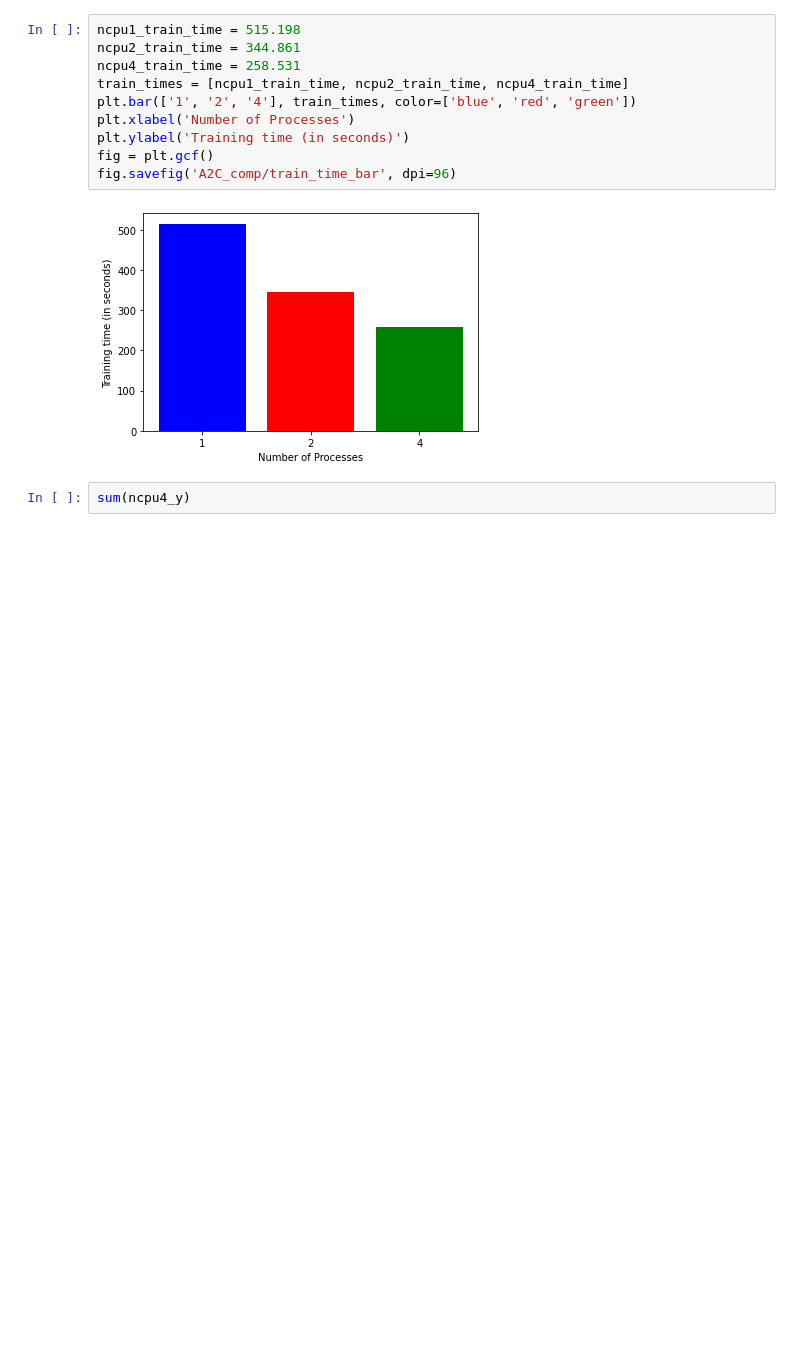
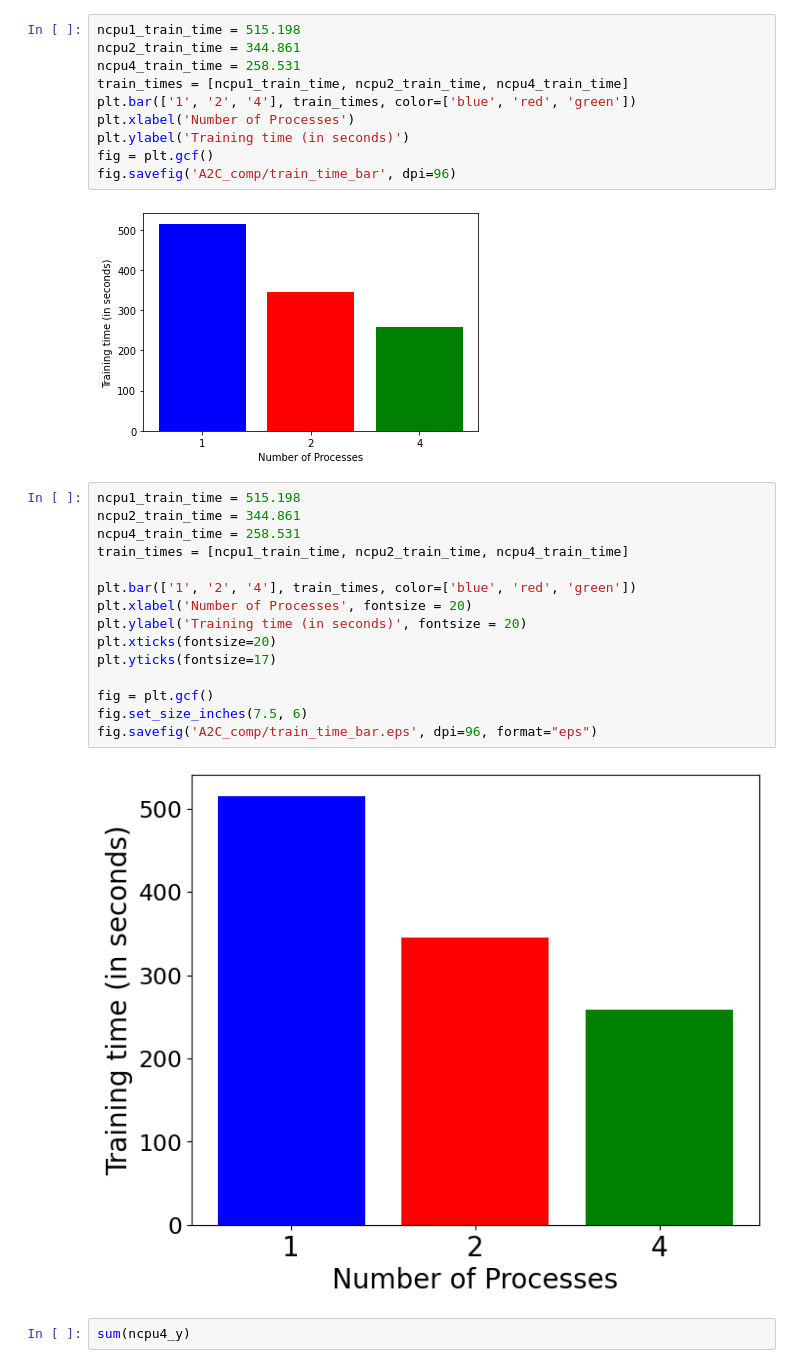
Before and after one commit to intelligent-traffic-signal/mini-proj-traffic, a Jupyter notebook: strategies/sumoRL/Graphs/A2C_Comparitives.ipynb, the cells around one changed output. Saved outputs shown, nothing was run; the diff lists cells and outputs as text; blank space fills up the shorter version.

```diff
--- a/strategies/sumoRL/Graphs/A2C_Comparitives.ipynb
+++ b/strategies/sumoRL/Graphs/A2C_Comparitives.ipynb
@@ -80,6 +143,23 @@ fig = plt.gcf()
 fig.savefig('A2C_comp/train_time_bar', dpi=96)
 # %% [output]
 [figure]
+# %%
+ncpu1_train_time = 515.198
+ncpu2_train_time = 344.861
+ncpu4_train_time = 258.531
+train_times = [ncpu1_train_time, ncpu2_train_time, ncpu4_train_time]
+
+plt.bar(['1', '2', '4'], train_times, color=['blue', 'red', 'green'])
+plt.xlabel('Number of Processes', fontsize = 20)
+plt.ylabel('Training time (in seconds)', fontsize = 20)
+plt.xticks(fontsize=20)
+plt.yticks(fontsize=17)
+
+fig = plt.gcf()
+fig.set_size_inches(7.5, 6)
+fig.savefig('A2C_comp/train_time_bar.eps', dpi=96, format="eps")
+# %% [output]
+[figure, added]
 # %%
 sum(ncpu4_y)
 # %% [output]
```
Also changed, not shown: parts of 5 cells of this notebook, 11 other files.
